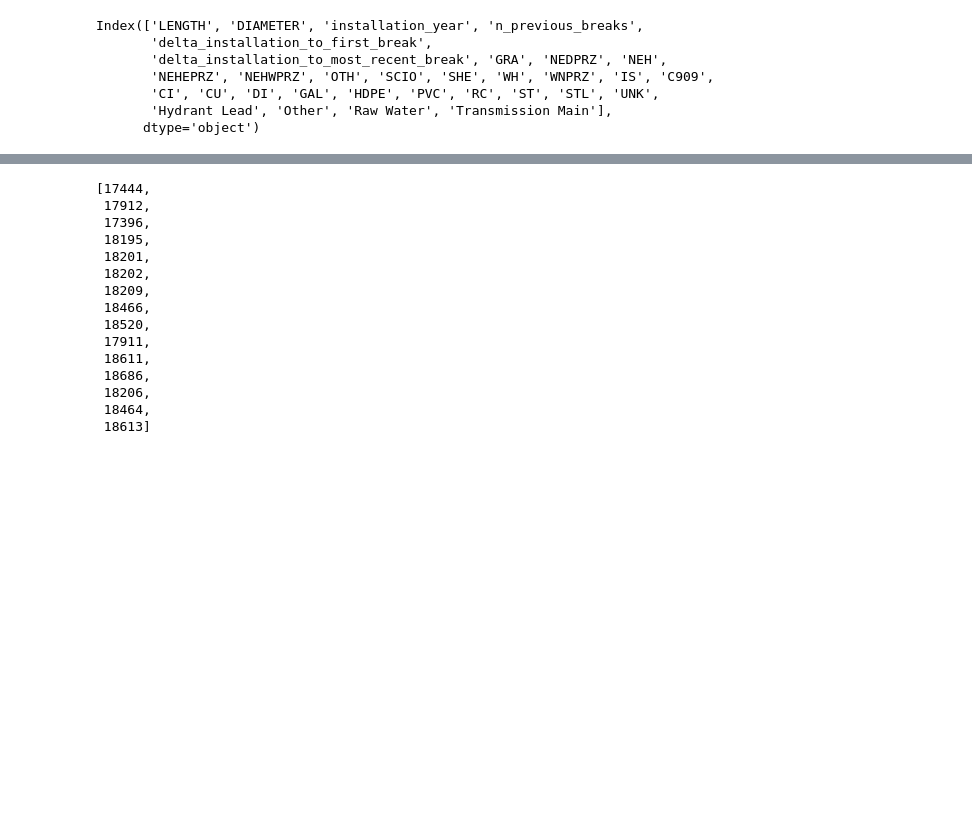
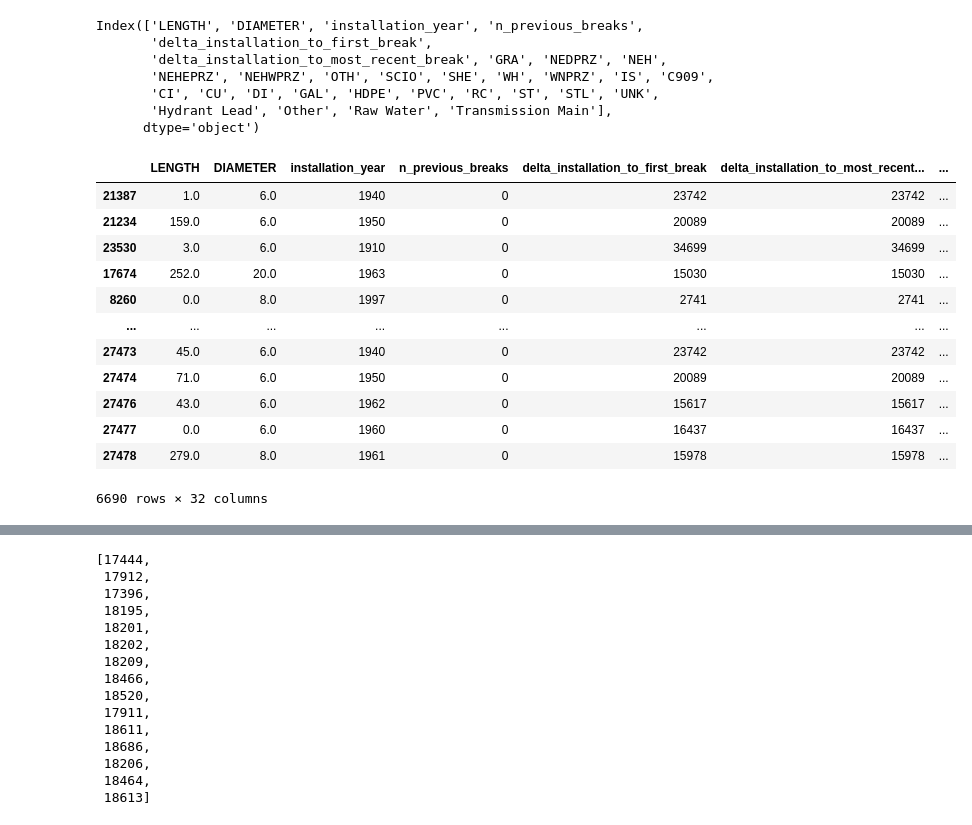
Before and after one commit to theuerc/ann_arbor_watermain_break_predictions, a Jupyter notebook: models/02_models.ipynb, the cells around one changed output, grey strips where cells are left out. Cells and saved outputs as stored; diff of their text form; code cells hidden in the pictures; blank space fills up the shorter version.

```diff
--- a/models/02_models.ipynb
+++ b/models/02_models.ipynb
@@ -873,3 +913,19 @@ Index(['LENGTH', 'DIAMETER', 'installation_year', 'n_previous_breaks',
        'CI', 'CU', 'DI', 'GAL', 'HDPE', 'PVC', 'RC', 'ST', 'STL', 'UNK',
        'Hydrant Lead', 'Other', 'Raw Water', 'Transmission Main'],
       dtype='object')
+# %%
+X_train_preds
+# %% [output]
+|  | LENGTH | DIAMETER | installation_year | n_previous_breaks | delta_installation_to_first_break | delta_installation_to_most_recent... | ... |
+| 21387 | 1.0 | 6.0 | 1940 | 0 | 23742 | 23742 | ... |
+| 21234 | 159.0 | 6.0 | 1950 | 0 | 20089 | 20089 | ... |
+| 23530 | 3.0 | 6.0 | 1910 | 0 | 34699 | 34699 | ... |
+| 17674 | 252.0 | 20.0 | 1963 | 0 | 15030 | 15030 | ... |
+| 8260 | 0.0 | 8.0 | 1997 | 0 | 2741 | 2741 | ... |
+| ... | ... | ... | ... | ... | ... | ... | ... |
+| 27473 | 45.0 | 6.0 | 1940 | 0 | 23742 | 23742 | ... |
+| 27474 | 71.0 | 6.0 | 1950 | 0 | 20089 | 20089 | ... |
+| 27476 | 43.0 | 6.0 | 1962 | 0 | 15617 | 15617 | ... |
+| 27477 | 0.0 | 6.0 | 1960 | 0 | 16437 | 16437 | ... |
+| 27478 | 279.0 | 8.0 | 1961 | 0 | 15978 | 15978 | ... |
+6690 rows × 32 columns
```
Also changed, not shown: parts of 18 cells of this notebook.
